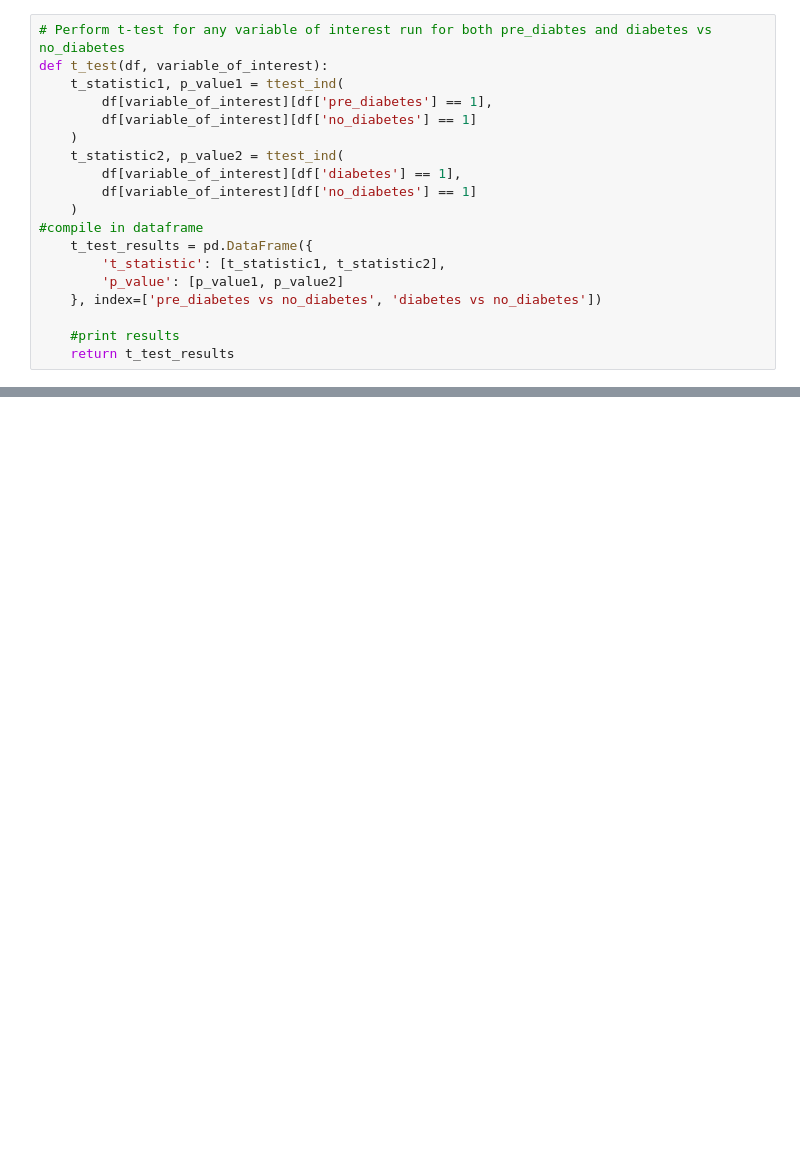
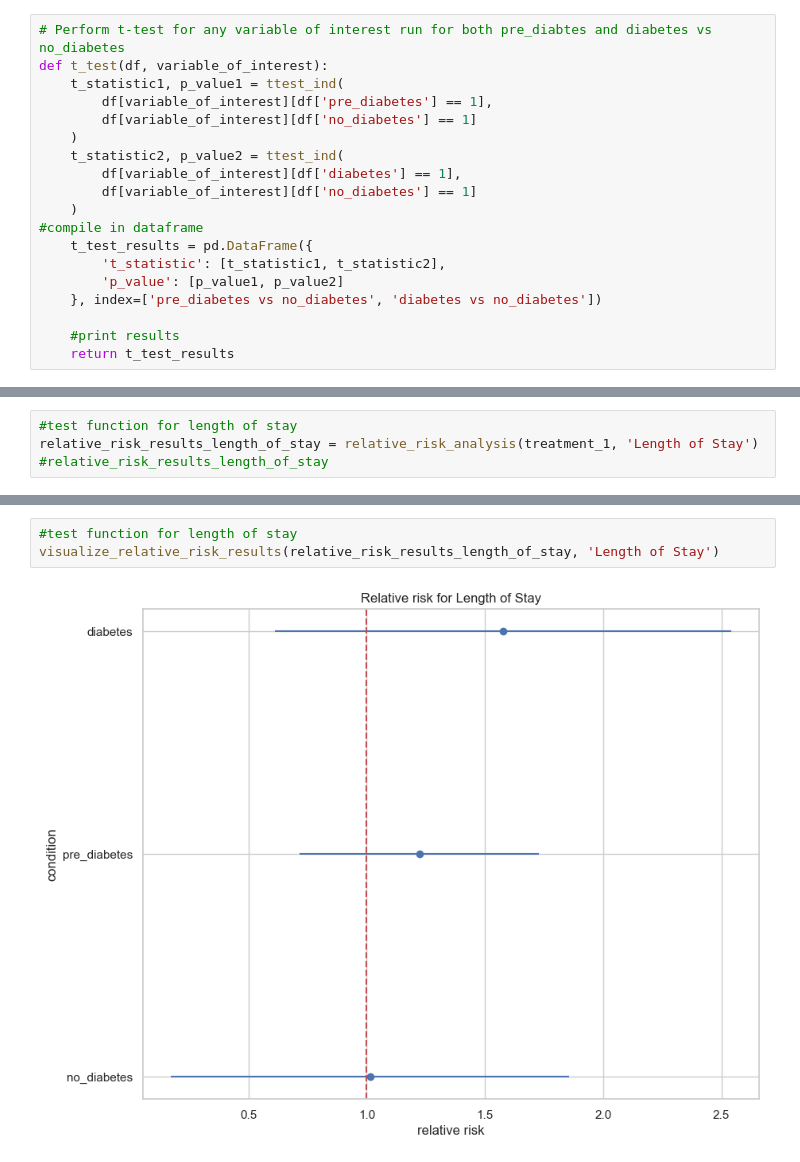
Before and after one commit to mehakrafiq/MedicalStats, a Jupyter notebook: T1_DataAnalysis.ipynb, the cells around one changed output, grey strips where cells are left out. Saved outputs shown, nothing was run; the diff lists cells and outputs as text; blank space fills up the shorter version.

```diff
--- a/T1_DataAnalysis.ipynb
+++ b/T1_DataAnalysis.ipynb
@@ -576,0 +337,4 @@ for variable_of_interest in columns_to_test:
+# %%
+#test function for length of stay
+relative_risk_results_length_of_stay = relative_risk_analysis(treatment_1, 'Length of Stay')
+#relative_risk_results_length_of_stay
@@ -576,0 +352,5 @@ for variable_of_interest in columns_to_test:
+# %%
+#test function for length of stay
+visualize_relative_risk_results(relative_risk_results_length_of_stay, 'Length of Stay')
+# %% [output]
+[figure, added]
```
Also changed, not shown: parts of 52 cells of this notebook, 40 other files.
